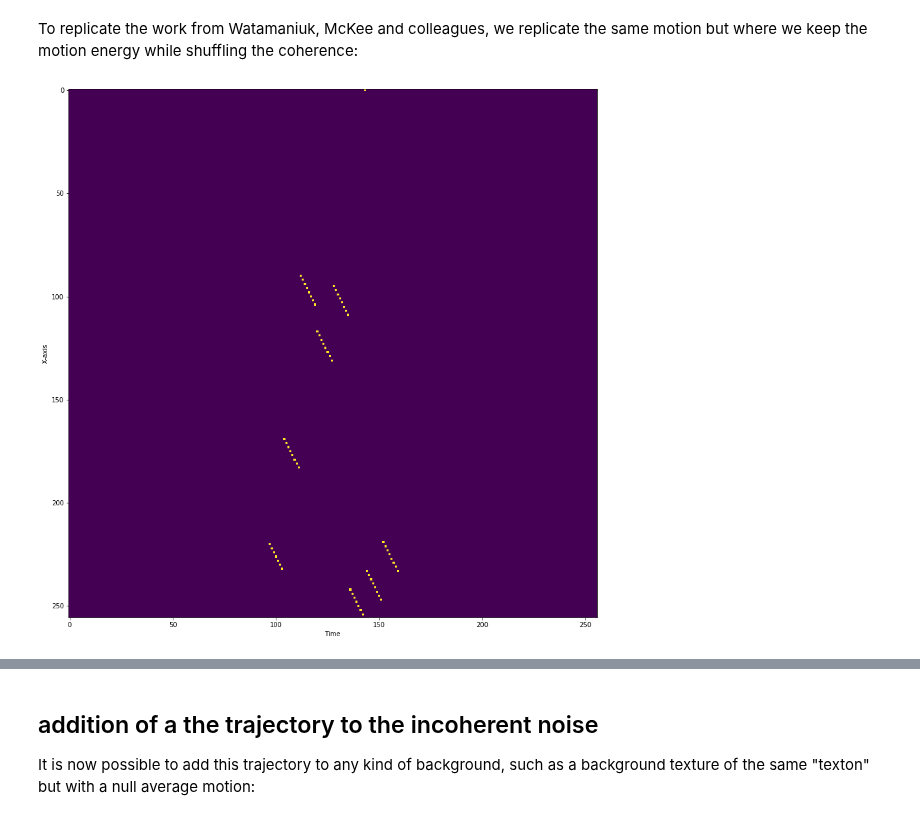
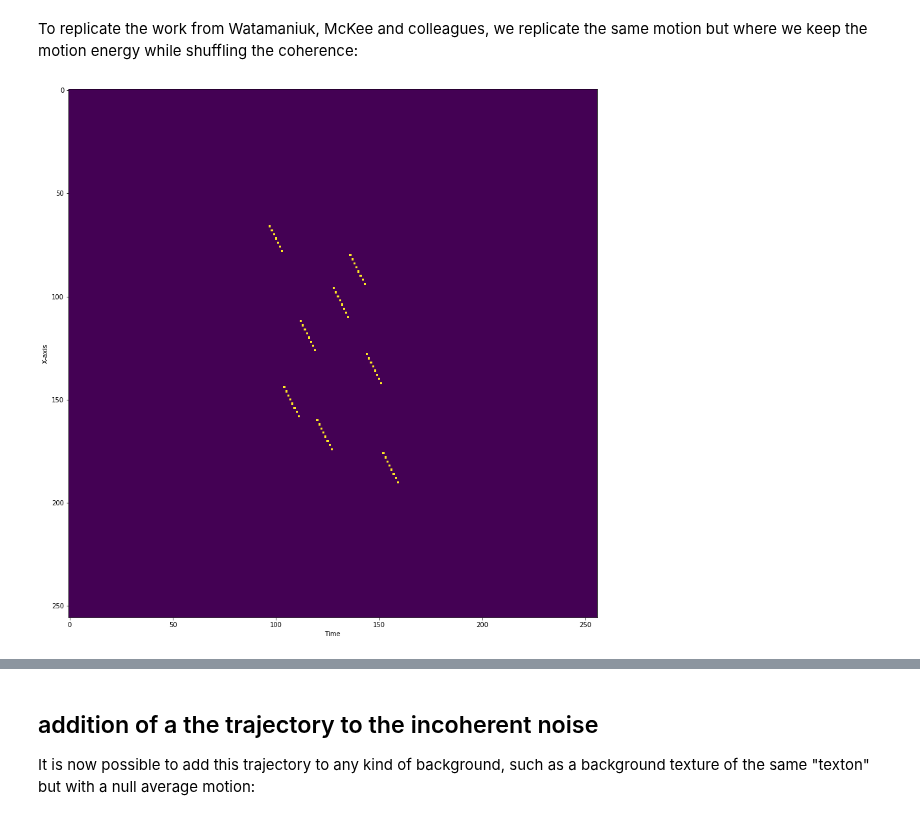
Before and after one commit to laurentperrinet/sciblog, a Jupyter notebook: posts/2018-11-13-testing-more-complex-trajectories.ipynb, the cells around one changed output, grey strips where cells are left out. Drawn from its saved outputs; the diff is of its cells as text; code cells hidden in the pictures.

```diff
--- a/posts/2018-11-13-testing-more-complex-trajectories.ipynb
+++ b/posts/2018-11-13-testing-more-complex-trajectories.ipynb
@@ -83,23 +86,26 @@ To replicate the work from Watamaniuk, McKee and colleagues, we replicate the sa
 # %%
 name_ = name + '_shuffled'
 N_folds = 8
 N_traj = int((t1-t0)*mc.N_frame) // N_folds
 N_start = int(t0*mc.N_frame)
 folding = np.random.permutation(N_folds)
 events_shuffled = events.copy()
 for i_fold in range(N_folds):
     S0, S1 = (N_start+folding[i_fold]*N_traj), (N_start+(folding[i_fold]+1)*N_traj)
     N0, N1 = (N_start+i_fold*N_traj), (N_start+(i_fold+1)*N_traj)
-    nx = int(np.random.rand()*mc.N_Y)
+    if False:
+        nx = int(np.random.rand()*mc.N_Y)
+    else:
+        nx = 0 # do not shuffle on the y-axis
     ny = int(np.random.rand()*mc.N_Y)
     events_shuffled[:, :, S0:S1] = np.roll(np.roll(events[:, :, N0:N1], nx, axis=0), ny, axis=1)
 
 fig, ax = plt.subplots(1, 1, figsize=(15, 15))
 ax.imshow(events_shuffled.mean(axis=1))
 ax.set_xlabel('Time')
 ax.set_ylabel('X-axis');
 # %% [output]
-[figure, old version]
+[figure, new version]
 # %%
 mc1 = mc.envelope_gabor(fx, fy, ft, **opts)
 mc.figures(mc1, name_, seed=seed, events=events_shuffled, figpath=mc.figpath)
```
Also changed, not shown: parts of 4 cells of this notebook, 18 other files.
